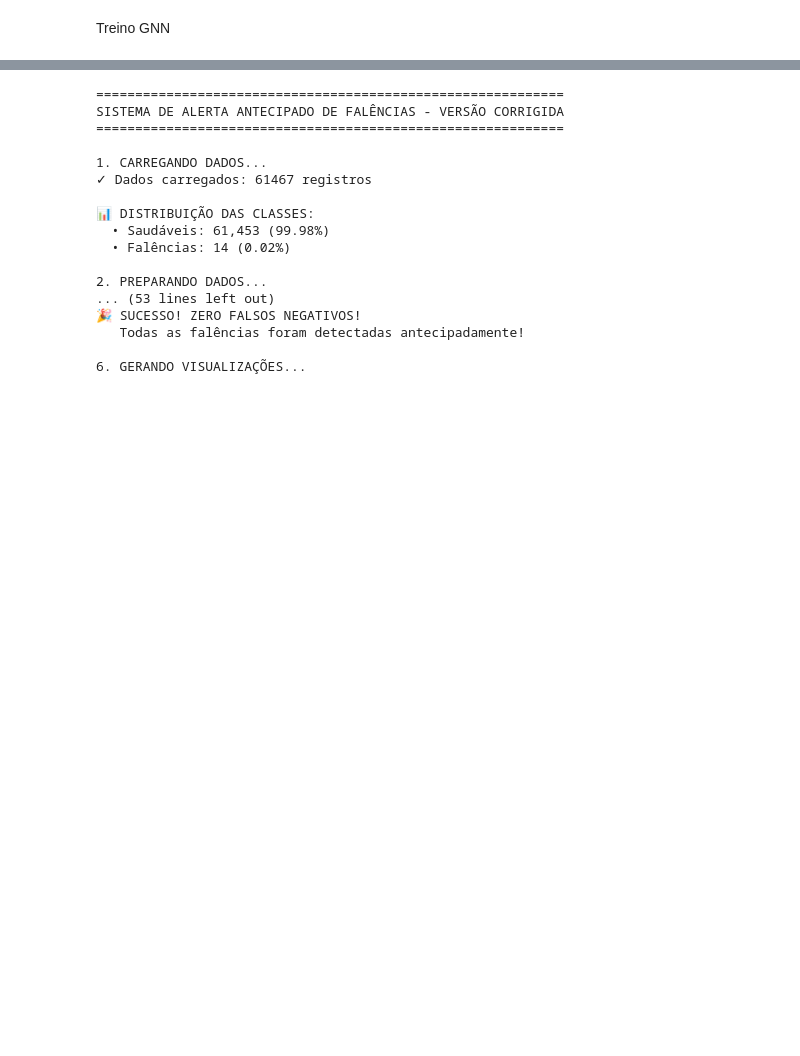
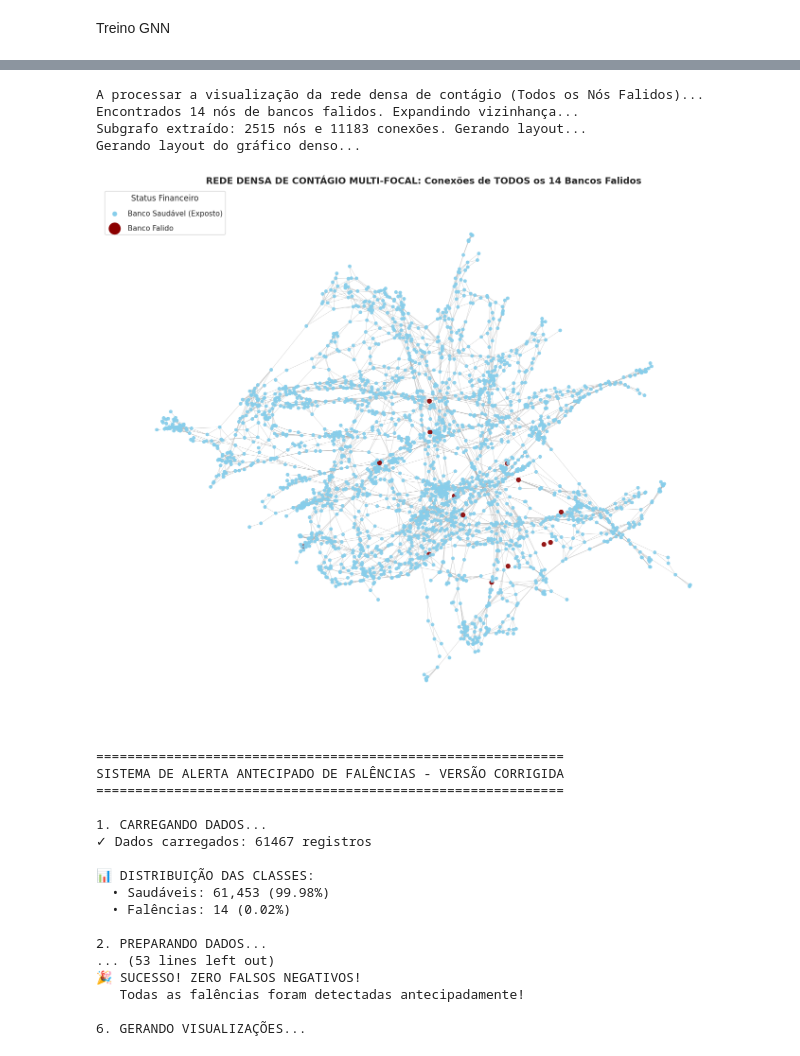
Before and after one commit to Gustavo-M-D-S/bank-distress-foretoken, a Jupyter notebook: teste .ipynb, the cells around one changed output, grey strips where cells are left out. Drawn from its saved outputs; the diff is of its cells as text; code cells hidden in the pictures; blank space fills up the shorter version.

```diff
--- a/teste .ipynb
+++ b/teste .ipynb
@@ -599,5 +598,80 @@ Grafo montado com sucesso! 61467 bancos/trimestres e 307335 ligações.
 A processar a visualização da rede...
 [figure]
+# %%
+from torch_geometric.utils import k_hop_subgraph
+import networkx as nx
+import matplotlib.pyplot as plt
+from torch_geometric.data import Data
+from torch_geometric.utils import to_networkx
+
+# GRÁFICO 3: Visualização do Contágio Denso (Multi-focal)
+print("A processar a visualização da rede densa de contágio (Todos os Nós Falidos)...")
+
+# 1. Encontrar os índices de TODOS os bancos que faliram (y == 1)
+indices_falencia = torch.where(grafo.y == 1)[0].tolist()
+
+if len(indices_falencia) > 0:
+    print(f"Encontrados {len(indices_falencia)} nós de bancos falidos. Expandindo vizinhança...")
+
+    # 2. PUXAR A REDE DENSA: 2 saltos (hops) partindo de TODOS os falidos ao mesmo tempo
+    subset, sub_edge_index, _, _ = k_hop_subgraph(
+        node_idx=indices_falencia,
+        num_hops=15,
+        edge_index=grafo.edge_index,
+        relabel_nodes=True
+    )
+
+    print(f"Subgrafo extraído: {len(subset)} nós e {sub_edge_index.shape[1]} conexões. Gerando layout...")
+
+    # Montar o sub-grafo denso
+    grafo_amostra = Data(x=grafo.x[subset], edge_index=sub_edge_index)
+    G = to_networkx(grafo_amostra, to_undirected=True)
+
+    # 3. Estilização para Contraste e Densidade
+    cores = []
+    tamanhos = []
+
+    for i, no_original in enumerate(subset):
+        if grafo.y[no_original].item() == 1:
+            cores.append('darkred')
+            tamanhos.append(30)
+        else:
+            cores.append('skyblue')
+            tamanhos.append(15)
+
+    # 4. Desenhar o grafo
+    plt.figure(figsize=(14, 12))
+
+    print("Gerando layout do gráfico denso...")
+    posicoes = nx.fruchterman_reingold_layout(G, seed=42, k=0.1)
+
+    # ==========================================
+    # O SEGREDO ESTÁ AQUI: Arestas mais visíveis!
+    # Aumentei o width para 0.5 e o alpha para 0.6
+    # ==========================================
+    nx.draw_networkx_edges(G, posicoes, edge_color='darkgray', alpha=0.7, width=0.5)
+
+    # Desenhar os nós
+    nx.draw_networkx_nodes(G, posicoes, node_color=cores, node_size=tamanhos, alpha=0.9)
+
+    # Configurar legendas customizadas
+    plt.scatter([], [], c='skyblue', label='Banco Saudável (Exposto)', s=40)
+    plt.scatter([], [], c='darkred', label='Banco Falido', s=300)
+
+    plt.legend(scatterpoints=1, frameon=True, labelspacing=1, title="Status Financeiro", loc='upper left')
+    plt.title(f'REDE DENSA DE CONTÁGIO MULTI-FOCAL: Conexões de TODOS os {len(indices_falencia)} Bancos Falidos', fontsize=14, fontweight='bold')
+
+    plt.axis('off')
+    plt.tight_layout()
+    plt.show()
+else:
+    print("Nenhuma falência encontrada no dataset para visualizar.")
+# %% [output]
+A processar a visualização da rede densa de contágio (Todos os Nós Falidos)...
+Encontrados 14 nós de bancos falidos. Expandindo vizinhança...
+Subgrafo extraído: 2515 nós e 11183 conexões. Gerando layout...
+Gerando layout do gráfico denso...
+[figure, added]
 # %%
 import pandas as pd
 import numpy as np
```
Also changed, not shown: parts of 1 cell of this notebook.
